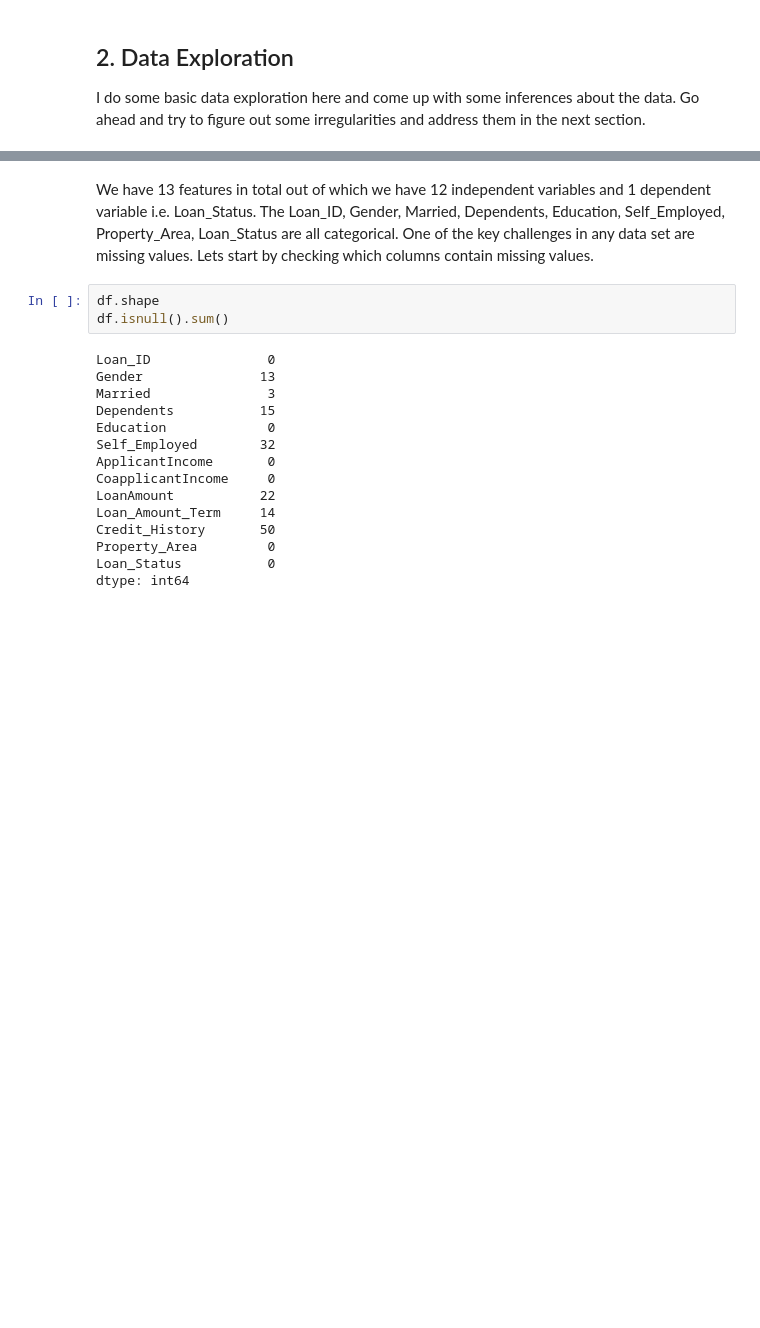
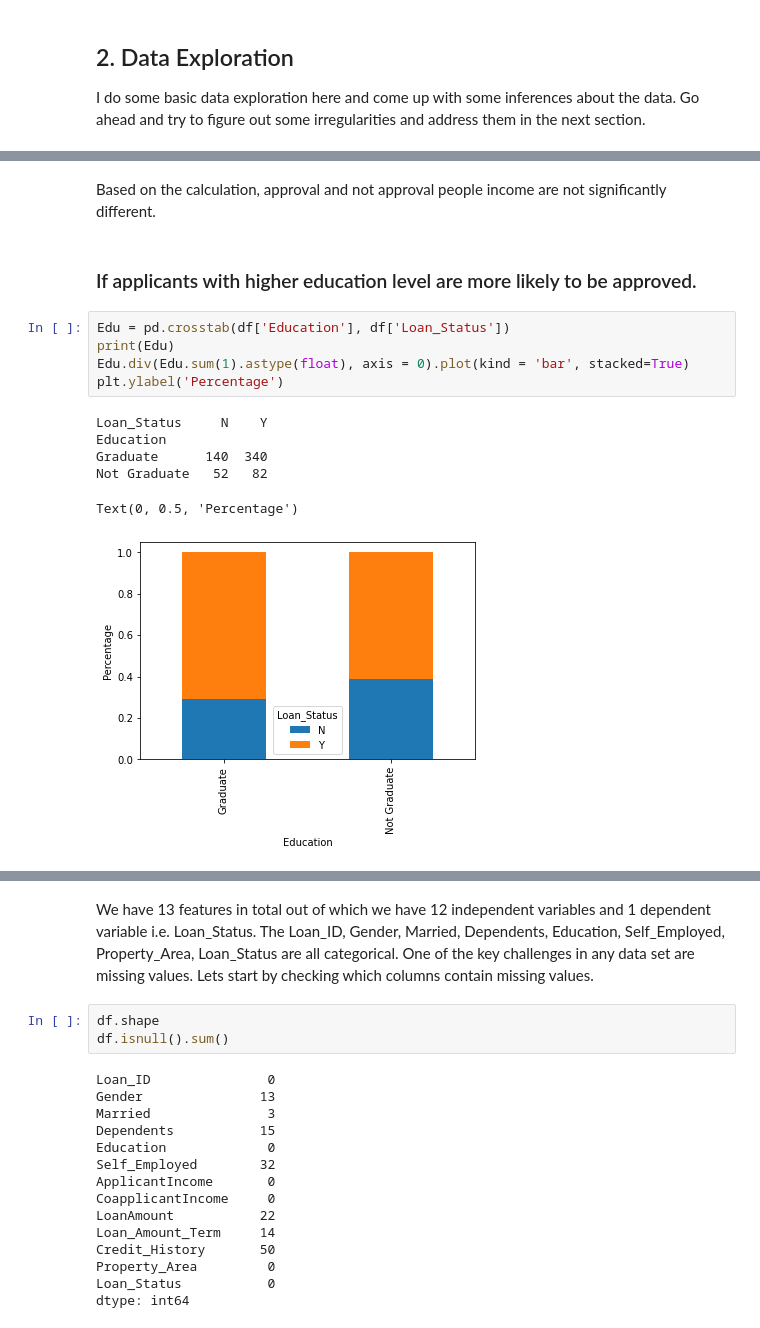
Before and after one commit to fengchunshan/predict_loan_eligibility, a Jupyter notebook: PREDICT LOAN ELIGIBILITY.ipynb, the cells around one changed output, grey strips where cells are left out. Saved outputs shown, nothing was run; the diff lists cells and outputs as text; blank space fills up the shorter version.

```diff
--- a/PREDICT LOAN ELIGIBILITY.ipynb
+++ b/PREDICT LOAN ELIGIBILITY.ipynb
@@ -65,0 +105,16 @@ df.head()
+# %% [markdown]
+Based on the calculation, approval and not approval people income are not significantly different.
+# %% [markdown]
+### If applicants with higher education level are more likely to be approved.
+# %%
+Edu = pd.crosstab(df['Education'], df['Loan_Status'])
+print(Edu)
+Edu.div(Edu.sum(1).astype(float), axis = 0).plot(kind = 'bar', stacked=True)
+plt.ylabel('Percentage')
+# %% [output]
+Loan_Status     N    Y
+Education
+Graduate      140  340
+Not Graduate   52   82
+Text(0, 0.5, 'Percentage')
+[figure, added]
```
Also changed, not shown: parts of 132 cells of this notebook.
